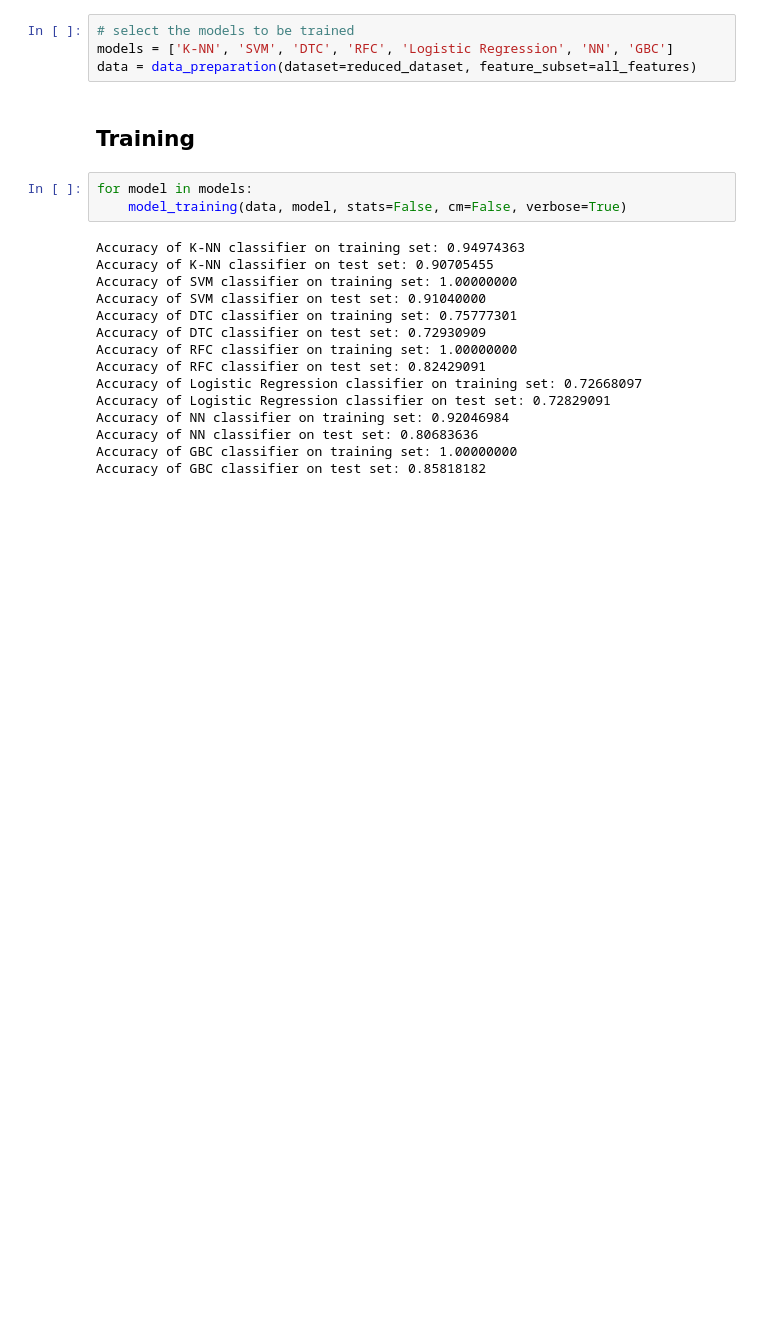
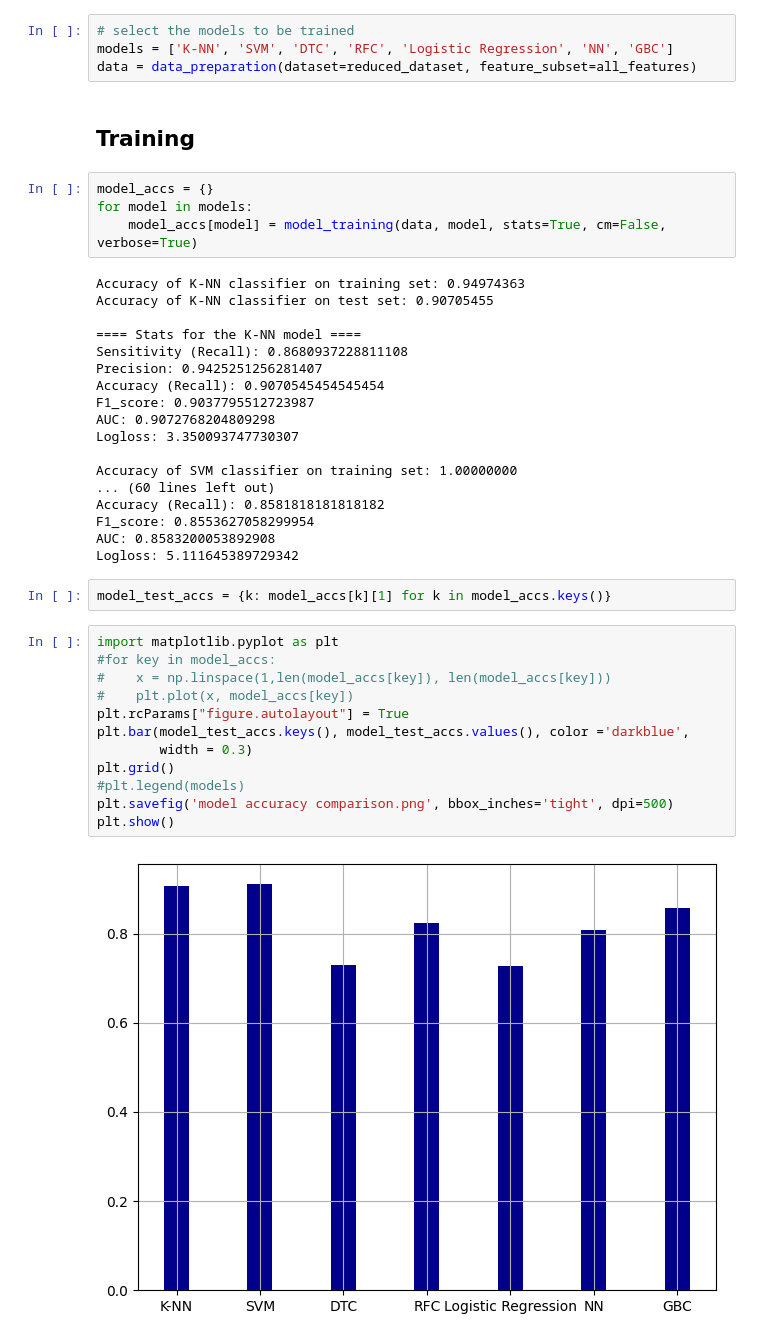
Before and after one commit to KemalcanKucuk/eeg-attention, a Jupyter notebook: models.ipynb, the cells around one changed output. Cells and saved outputs as stored; diff of their text form; blank space fills up the shorter version.

```diff
--- a/models.ipynb
+++ b/models.ipynb
@@ -22,20 +22,40 @@ data = data_preparation(dataset=reduced_dataset, feature_subset=all_features)
 # %% [markdown]
 ## Training
 # %%
+model_accs = {}
 for model in models:
-    model_training(data, model, stats=False, cm=False, verbose=True)
+    model_accs[model] = model_training(data, model, stats=True, cm=False, verbose=True)
 # %% [output]
 Accuracy of K-NN classifier on training set: 0.94974363
 Accuracy of K-NN classifier on test set: 0.90705455
+
+==== Stats for the K-NN model ====
+Sensitivity (Recall): 0.8680937228811108
+Precision: 0.9425251256281407
+Accuracy (Recall): 0.9070545454545454
+F1_score: 0.9037795512723987
+AUC: 0.9072768204809298
+Logloss: 3.350093747730307
+
 Accuracy of SVM classifier on training set: 1.00000000
-Accuracy of SVM classifier on test set: 0.91040000
-Accuracy of DTC classifier on training set: 0.75777301
-Accuracy of DTC classifier on test set: 0.72930909
-Accuracy of RFC classifier on training set: 1.00000000
-Accuracy of RFC classifier on test set: 0.82429091
-Accuracy of Logistic Regression classifier on training set: 0.72668097
-Accuracy of Logistic Regression classifier on test set: 0.72829091
-Accuracy of NN classifier on training set: 0.92046984
-Accuracy of NN classifier on test set: 0.80683636
-Accuracy of GBC classifier on training set: 1.00000000
-Accuracy of GBC classifier on test set: 0.85818182
+... (60 lines left out)
+Accuracy (Recall): 0.8581818181818182
+F1_score: 0.8553627058299954
+AUC: 0.8583200053892908
+Logloss: 5.111645389729342
+# %%
+model_test_accs = {k: model_accs[k][1] for k in model_accs.keys()}
+# %%
+import matplotlib.pyplot as plt
+#for key in model_accs:
+#    x = np.linspace(1,len(model_accs[key]), len(model_accs[key]))
+#    plt.plot(x, model_accs[key])
+plt.rcParams["figure.autolayout"] = True
+plt.bar(model_test_accs.keys(), model_test_accs.values(), color ='darkblue',
+        width = 0.3)
+plt.grid()
+#plt.legend(models)
+plt.savefig('model accuracy comparison.png', bbox_inches='tight', dpi=500)
+plt.show()
+# %% [output]
+[figure, added]
```
Also changed, not shown: 2 other files.
